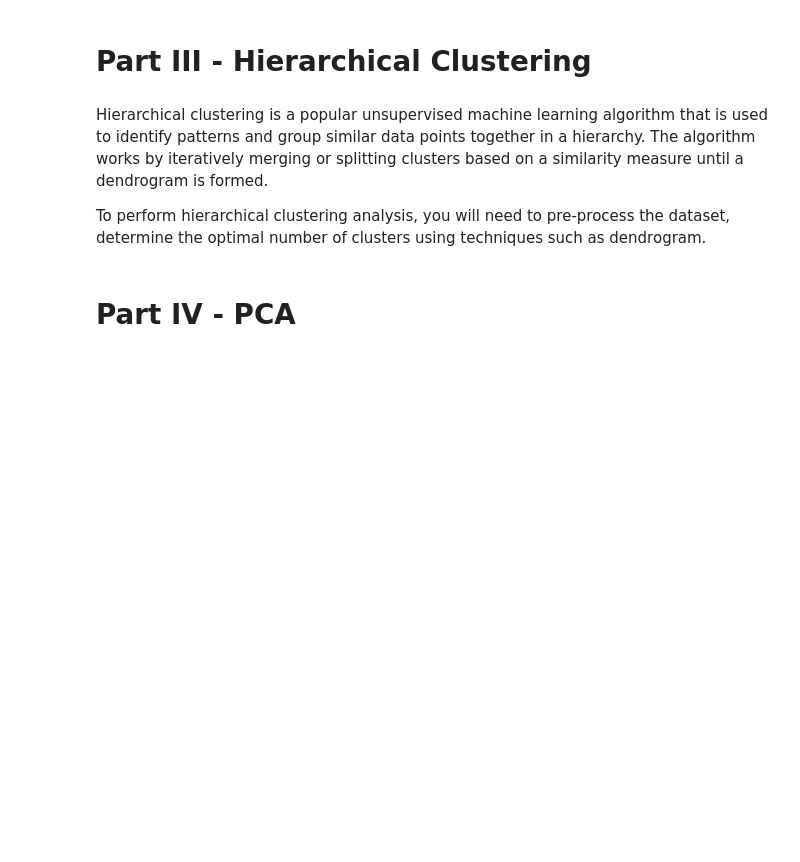
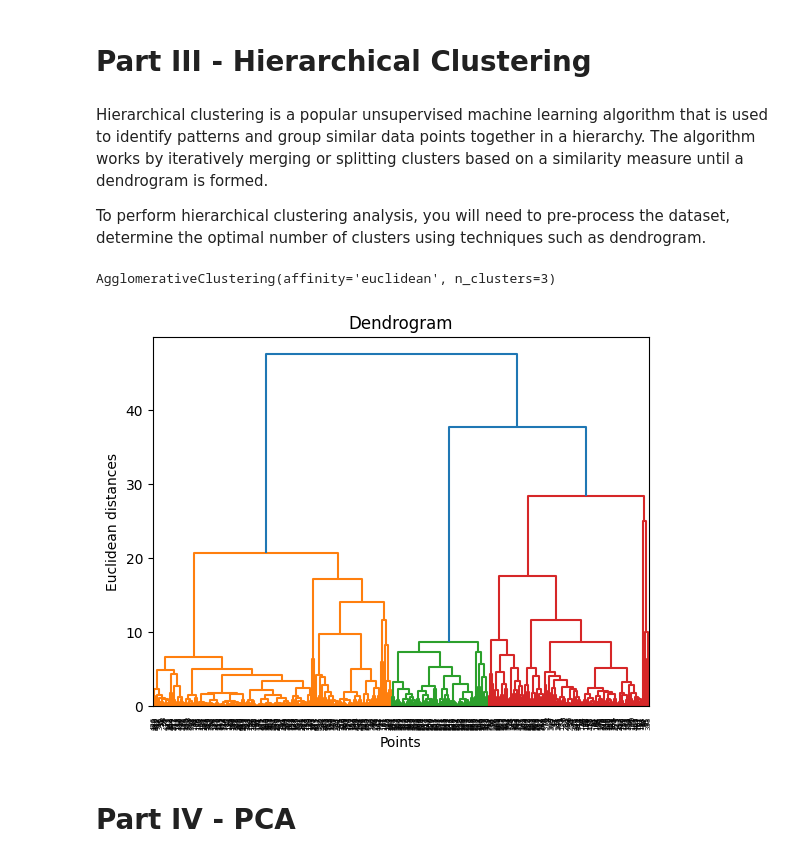
Before and after one commit to Dhru-win/unsupervised_ml_project, a Jupyter notebook: Unsupervised Learning - Project.ipynb, the cells around one changed output. Drawn from its saved outputs; the diff is of its cells as text; code cells hidden in the pictures; blank space fills up the shorter version.

```diff
--- a/Unsupervised Learning - Project.ipynb
+++ b/Unsupervised Learning - Project.ipynb
@@ -170,3 +192,19 @@ wholesale_df.head(5)
 Hierarchical clustering is a popular unsupervised machine learning algorithm that is used to identify patterns and group similar data points together in a hierarchy. The algorithm works by iteratively merging or splitting clusters based on a similarity measure until a dendrogram is formed.
 
 To perform hierarchical clustering analysis, you will need to pre-process the dataset, determine the optimal number of clusters using techniques such as dendrogram.
+# %%
+# aglomerative clustering
+from sklearn.cluster import AgglomerativeClustering
+
+# cluster hierarchy
+import scipy.cluster.hierarchy as sch
+
+
+# creating and object
+ac = AgglomerativeClustering(affinity='euclidean',
+                             linkage='ward',
+                             n_clusters = 3)
+# %%
+ac.fit(wholesale_df_scaled)
+# %% [output]
+AgglomerativeClustering(affinity='euclidean', n_clusters=3)
@@ -173,3 +213,14 @@ To perform hierarchical clustering analysis, you will need to pre-process the da
+# %%
+def plot_dendrogram(wholesale_df_scaled,method ='ward'):
+    dendrogram = sch.dendrogram(sch.linkage(wholesale_df_scaled, method=method))
+    plt.title("Dendrogram")
+    plt.ylabel("Euclidean distances")
+    plt.xlabel('Points')
+    plt.show()
+# %%
+plot_dendrogram(wholesale_df_scaled)
+# %% [output]
+[figure, added]
 # %% [markdown]
 # Part IV - PCA
 # %% [markdown]
```
Also changed, not shown: parts of 13 cells of this notebook.
